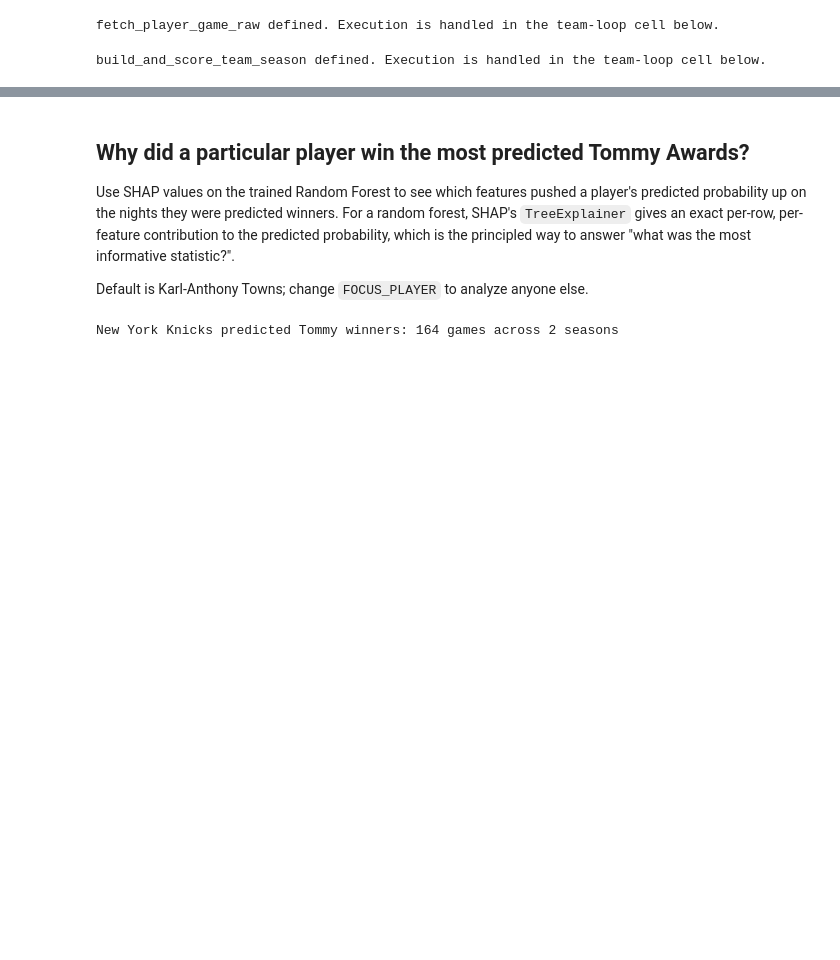
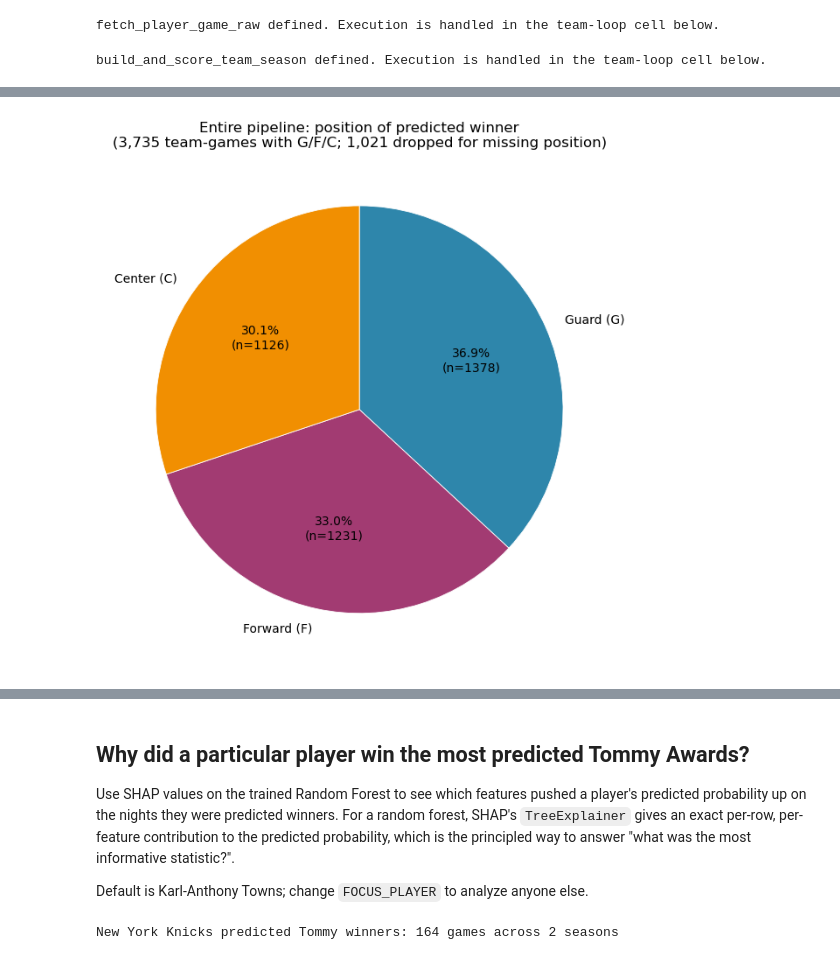
Before and after one commit to Tttaussig33/tommy-award-analysis, a Jupyter notebook: predict_tommy_award_other_teams.ipynb, the cells around one changed output, grey strips where cells are left out. Drawn from its saved outputs; the diff is of its cells as text; code cells hidden in the pictures; blank space fills up the shorter version.

```diff
--- a/predict_tommy_award_other_teams.ipynb
+++ b/predict_tommy_award_other_teams.ipynb
@@ -1054,0 +1055,81 @@ LeagueGameFinder failed on attempt 1/3 with HTTPSConnectionPool(host='stats.nba.
+# %%
+from __future__ import annotations
+
+import re
+from pathlib import Path
+
+import matplotlib.pyplot as plt
+import numpy as np
+import pandas as pd
+from IPython.display import Markdown, display
+
+# One top-1 predicted winner per team-game from every saved enriched CSV (same scope as the league loop).
+PRED = Path("predictions")
+ENRICHED_RE = re.compile(r"^(.+)_(20\d{2}-\d{2})_player_game_enriched\.csv$")
+
+frames: list[pd.DataFrame] = []
+for f in sorted(PRED.glob("*_player_game_enriched.csv")):
+    if not ENRICHED_RE.match(f.name):
+        continue
+    df = pd.read_csv(f, dtype={"GAME_ID": str, "personId": str}, low_memory=False)
+    if "pred_prob" not in df.columns or "GAME_ID" not in df.columns:
+        continue
+    idx = df.groupby("GAME_ID", sort=False)["pred_prob"].idxmax()
+    frames.append(df.loc[idx, ["position"]])
+
+if not frames:
+    raise FileNotFoundError(
+        "No predictions/*_player_game_enriched.csv with pred_prob. "
+        "Run the cell that fetches/scores all teams (writes enriched files) first."
+    )
+
+pos_all = pd.concat(frames, ignore_index=True)["position"]
+n_total = len(pos_all)
+pos = pos_all.dropna()
+n_dropped = n_total - len(pos)
+if pos.empty:
+    raise ValueError("All rows have missing position — cannot build pie chart.")
+counts = pos.value_counts()
+order = [x for x in ("G", "F", "C") if x in counts.index]
+order += [x for x in counts.index if x not in order]
+sizes = np.array([counts[k] for k in order], dtype=float)
+
+pretty = {"G": "Guard (G)", "F": "Forward (F)", "C": "Center (C)"}
+label_list = [pretty.get(k, k) for k in order]
+colors = {"G": "#2E86AB", "F": "#A23B72", "C": "#F18F01"}
+c_list = [colors.get(k, "#64748B") for k in order]
+
+def _autopct(arr: np.ndarray):
+    def _p(pct: float) -> str:
+        n = int(round(pct / 100.0 * float(arr.sum())))
+        return f"{pct:.1f}%\n(n={n})"
+
+    return _p
+
+display(
+    Markdown(
+        "## League-wide: position of predicted Tommy winners\n"
+        "Each slice counts one **model-predicted** winner per **team** per **game** "
+        "(`argmax` of `pred_prob` within `GAME_ID`), using all `predictions/*_player_game_enriched.csv` files. "
+        "**Rows with missing `position` are excluded** from the chart (see printed counts)."
+    )
+)
+fig, ax = plt.subplots(figsize=(6.5, 6.5))
+ax.pie(
+    sizes,
+    labels=label_list,
+    colors=c_list,
+    startangle=90,
+    counterclock=False,
+    autopct=_autopct(sizes),
+    wedgeprops={"edgecolor": "white", "linewidth": 0.6},
+)
+ax.set_title(
+    f"Entire pipeline: position of predicted winner\n"
+    f"({int(sizes.sum()):,} team-games with G/F/C; {n_dropped:,} dropped for missing position)"
+)
+fig.tight_layout()
+plt.show()
+print("Counts (G/F/C only):", counts.reindex(order).to_dict())
+print(f"Excluded missing position: {n_dropped} of {n_total} team-games ({100 * n_dropped / n_total:.1f}%)")
+# %% [output]
@@ -1054,0 +1138 @@ LeagueGameFinder failed on attempt 1/3 with HTTPSConnectionPool(host='stats.nba.
+[figure, added]
```
Also changed, not shown: parts of 3 cells of this notebook, 9 other files.
